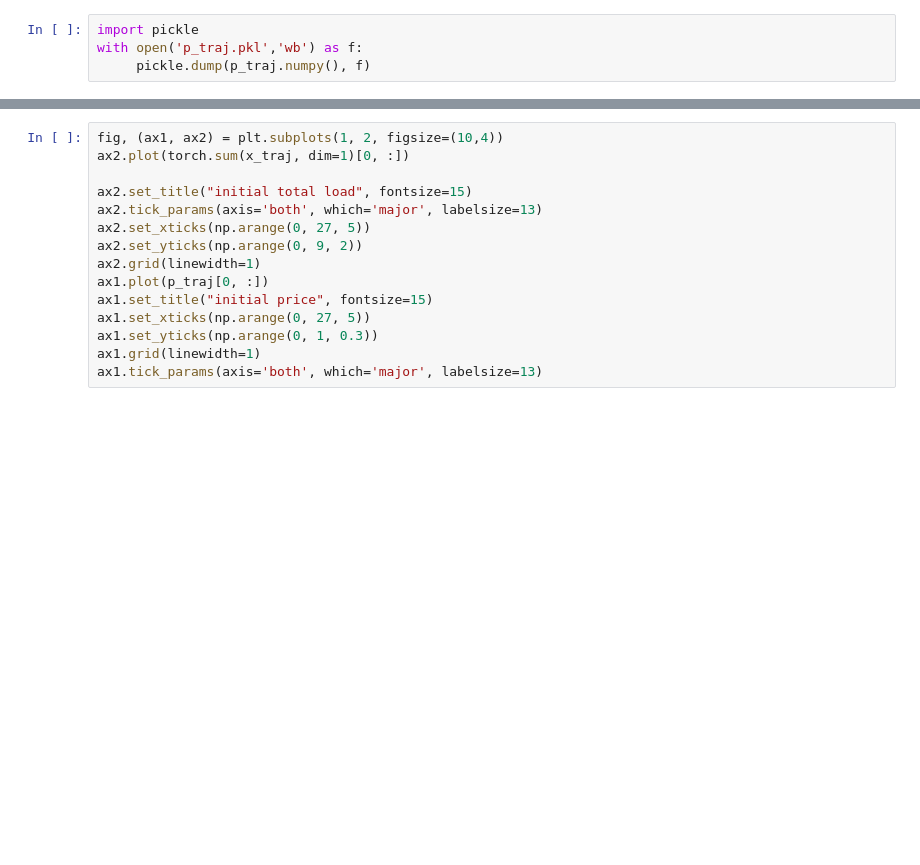
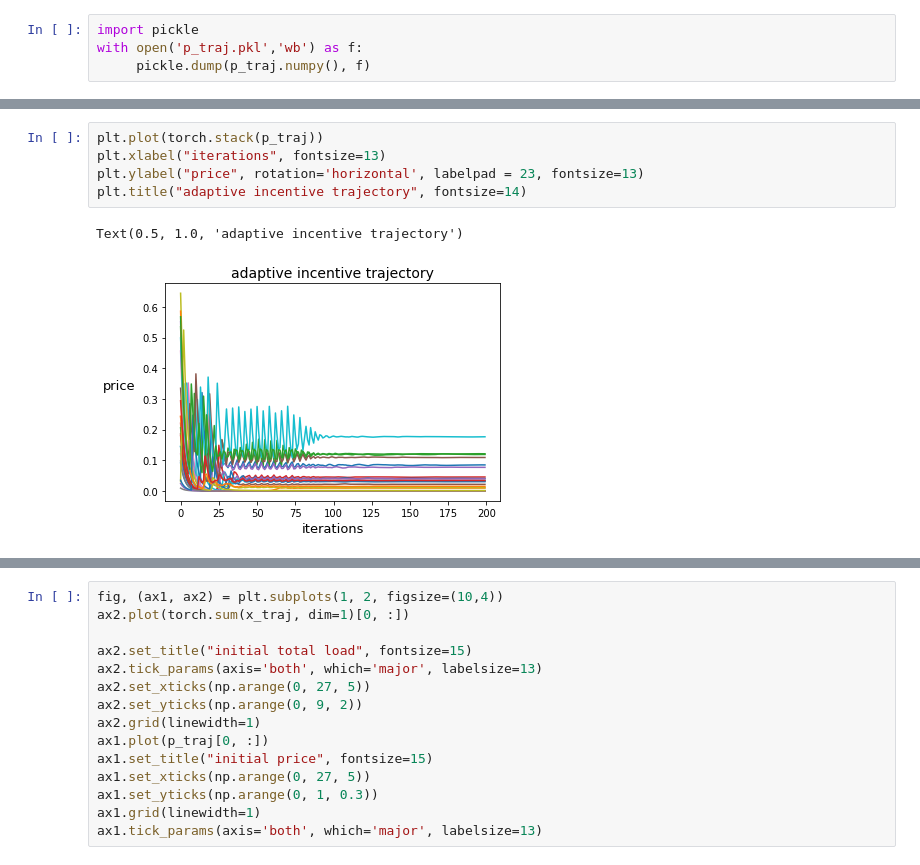
Before and after one commit to socially-optimal-energy/pscc-2024, a Jupyter notebook: determinstic_adaptive_mechanism.ipynb, the cells around one changed output, grey strips where cells are left out. Saved outputs shown, nothing was run; the diff lists cells and outputs as text; blank space fills up the shorter version.

```diff
--- a/determinstic_adaptive_mechanism.ipynb
+++ b/determinstic_adaptive_mechanism.ipynb
@@ -143,3 +200,11 @@ with open('p_traj.pkl','wb') as f:
+# %%
+plt.plot(torch.stack(p_traj))
+plt.xlabel("iterations", fontsize=13)
+plt.ylabel("price", rotation='horizontal', labelpad = 23, fontsize=13)
+plt.title("adaptive incentive trajectory", fontsize=14)
+# %% [output]
+Text(0.5, 1.0, 'adaptive incentive trajectory')
+[figure, added]
 # %%
 plt.plot(torch.sum(x_traj, dim=1)[0, :])
 plt.xticks(np.arange(0, 27, 3))
```
Also changed, not shown: parts of 14 cells of this notebook.
